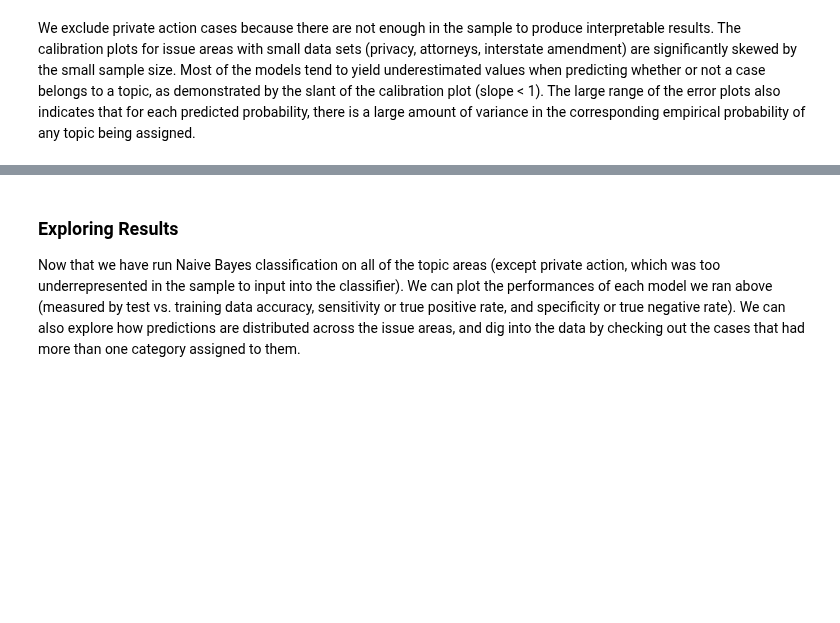
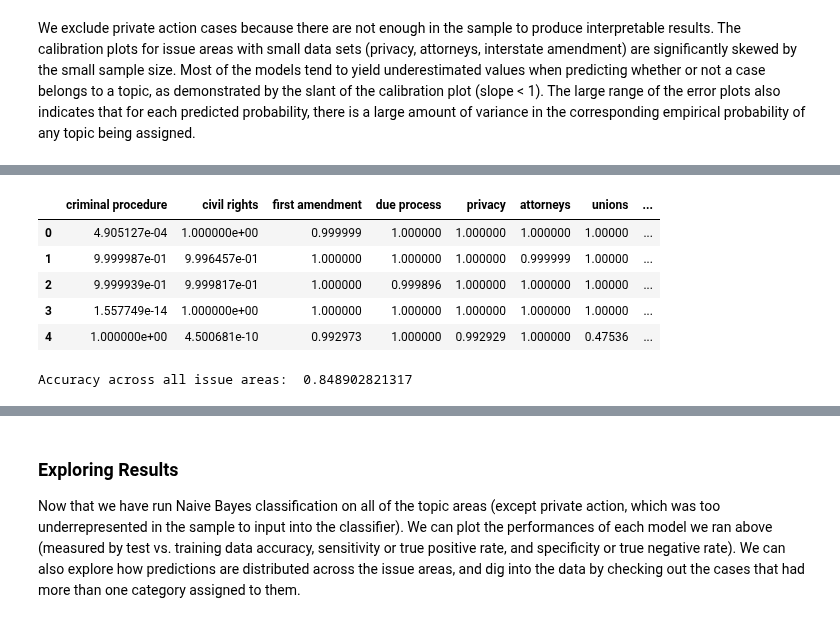
Before and after one commit to yunhanxu/cs109-project, a Jupyter notebook: naive_bayes_classification.ipynb, the cells around one changed output, grey strips where cells are left out. Saved outputs shown, nothing was run; the diff lists cells and outputs as text; code cells hidden in the pictures; blank space fills up the shorter version.

```diff
--- a/naive_bayes_classification.ipynb
+++ b/naive_bayes_classification.ipynb
@@ -528,0 +533,12 @@ We exclude private action cases because there are not enough in the sample to pr
+# %%
+# make the probabilities into a dataframe
+prob_df = pd.DataFrame(prob_dict)
+prob_df = prob_df[issue_areas[:-1]]
+prob_df.head()
+# %% [output]
+|  | criminal procedure | civil rights | first amendment | due process | privacy | attorneys | unions | ... |
+| 0 | 4.905127e-04 | 1.000000e+00 | 0.999999 | 1.000000 | 1.000000 | 1.000000 | 1.00000 | ... |
+| 1 | 9.999987e-01 | 9.996457e-01 | 1.000000 | 1.000000 | 1.000000 | 0.999999 | 1.00000 | ... |
+| 2 | 9.999939e-01 | 9.999817e-01 | 1.000000 | 0.999896 | 1.000000 | 1.000000 | 1.00000 | ... |
+| 3 | 1.557749e-14 | 1.000000e+00 | 1.000000 | 1.000000 | 1.000000 | 1.000000 | 1.00000 | ... |
+| 4 | 1.000000e+00 | 4.500681e-10 | 0.992973 | 1.000000 | 0.992929 | 1.000000 | 0.47536 | ... |
@@ -528,0 +551,9 @@ We exclude private action cases because there are not enough in the sample to pr
+# %%
+# map indices to issue areas and add results to original sample dataframe
+sample_df["predicted_issue_area"] = [[x+1 for x in y] for y in prob_issues]
+
+# store correct predictions in a new accuracy column
+sample_df["predicted_correctly"] = [1 if x in y else 0 for y,x in zip(sample_df["predicted_issue_area"], sample_df["issueArea"])]
+print "Accuracy across all issue areas: ", float(float(sum(sample_df["predicted_correctly"]))/float(len(sample_df)))
+# %% [output]
+Accuracy across all issue areas:  0.848902821317
```
Also changed, not shown: parts of 4 cells of this notebook.
